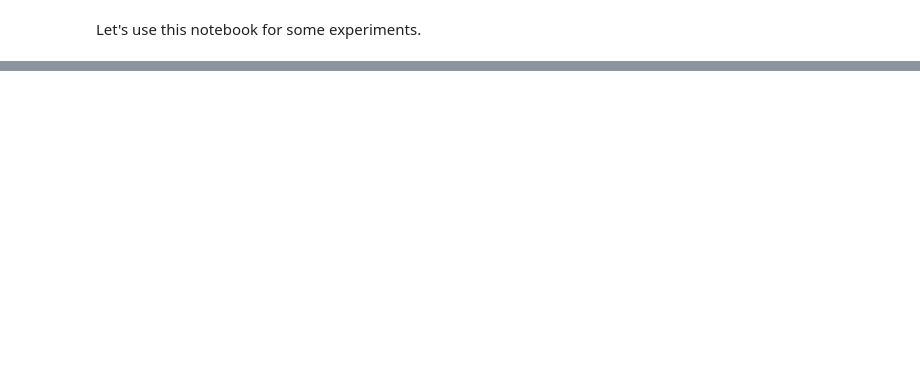
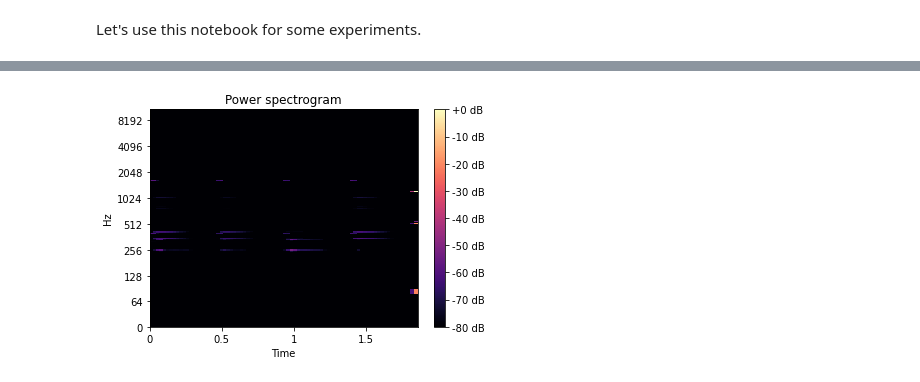
Before and after one commit to mariasoroka/StatisticalMachineLearning, a Jupyter notebook: test_notebook.ipynb, the cells around one changed output, grey strips where cells are left out. Saved outputs shown, nothing was run; the diff lists cells and outputs as text; code cells hidden in the pictures; blank space fills up the shorter version.

```diff
--- a/test_notebook.ipynb
+++ b/test_notebook.ipynb
@@ -17,0 +24,6 @@ ViolinSpectrogram.restore_recording("./data/exp.wav")
+# %%
+new_spectrogram = Spectrogram(W @ H, ViolinSpectrogram.fs)
+new_spectrogram.visualize()
+new_spectrogram.restore_recording("./data/exp_note.wav")
+# %% [output]
+[figure, added]
```
Also changed, not shown: parts of 3 cells of this notebook, 1 other file.
